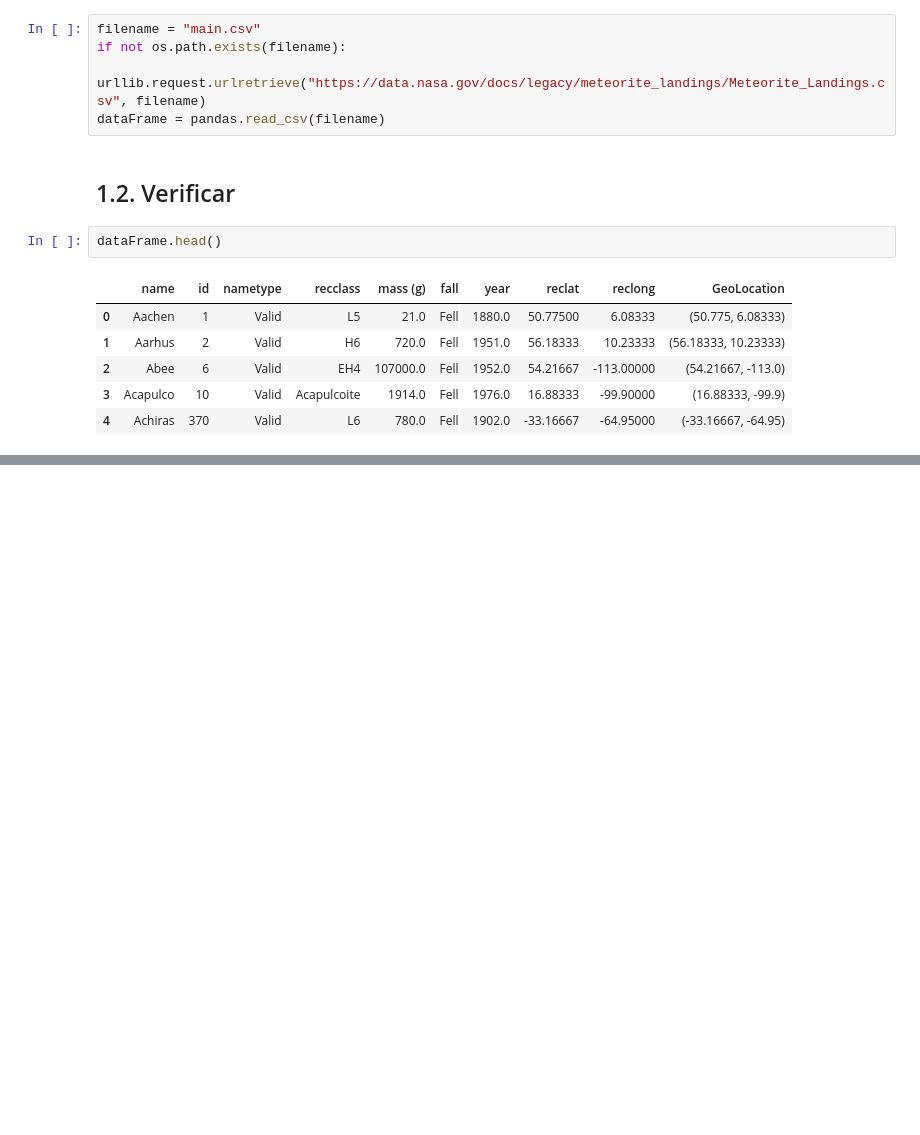
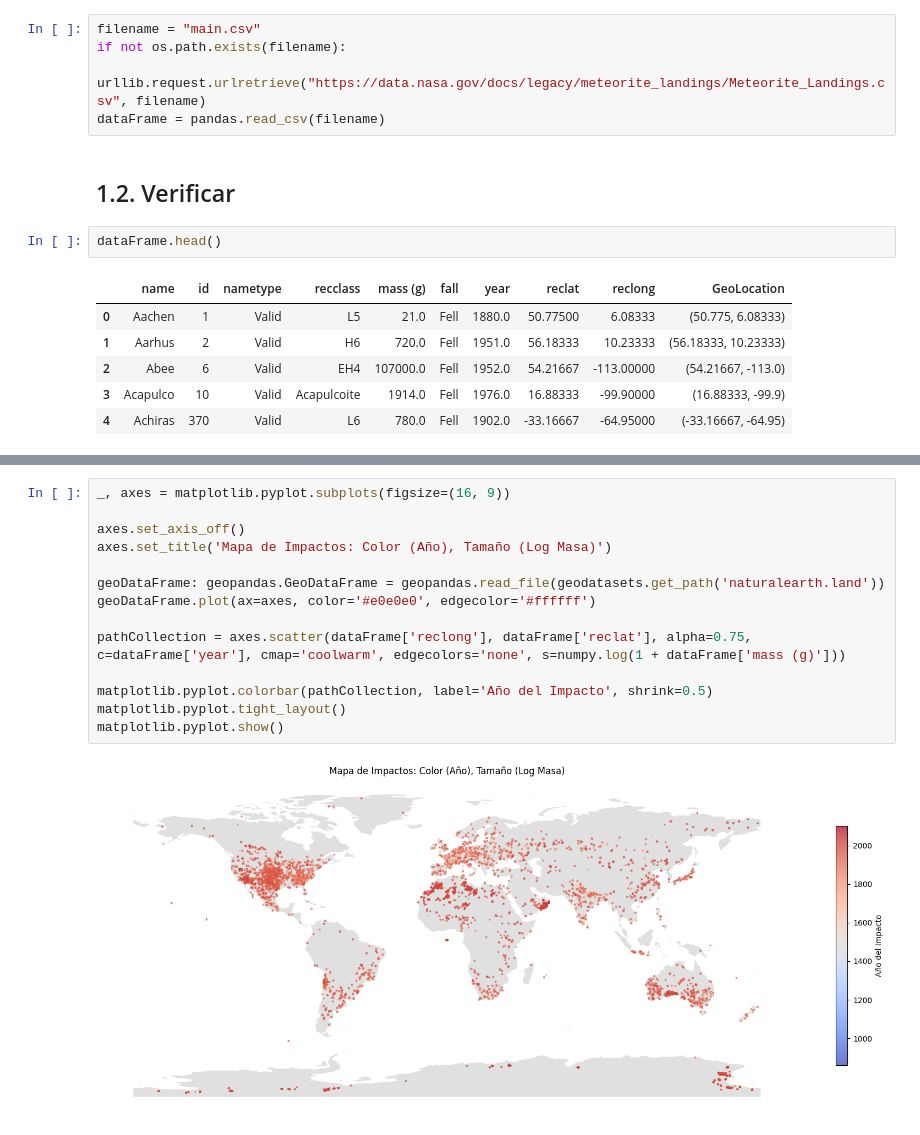
Before and after one commit to uqee/CEIA_Analisis_de_datos_Trabajo_individual_Denis_Zhbankov, a Jupyter notebook: src/main.ipynb, the cells around one changed output, grey strips where cells are left out. Saved outputs shown, nothing was run; the diff lists cells and outputs as text; blank space fills up the shorter version.

```diff
--- a/src/main.ipynb
+++ b/src/main.ipynb
@@ -79,0 +133,16 @@ dtype: int64
+# %%
+_, axes = matplotlib.pyplot.subplots(figsize=(16, 9))
+
+axes.set_axis_off()
+axes.set_title('Mapa de Impactos: Color (Año), Tamaño (Log Masa)')
+
+geoDataFrame: geopandas.GeoDataFrame = geopandas.read_file(geodatasets.get_path('naturalearth.land'))
+geoDataFrame.plot(ax=axes, color='#e0e0e0', edgecolor='#ffffff')
+
+pathCollection = axes.scatter(dataFrame['reclong'], dataFrame['reclat'], alpha=0.75, c=dataFrame['year'], cmap='coolwarm', edgecolors='none', s=numpy.log(1 + dataFrame['mass (g)']))
+
+matplotlib.pyplot.colorbar(pathCollection, label='Año del Impacto', shrink=0.5)
+matplotlib.pyplot.tight_layout()
+matplotlib.pyplot.show()
+# %% [output]
+[figure, added]
```
Also changed, not shown: parts of 17 cells of this notebook, 2 other files.
